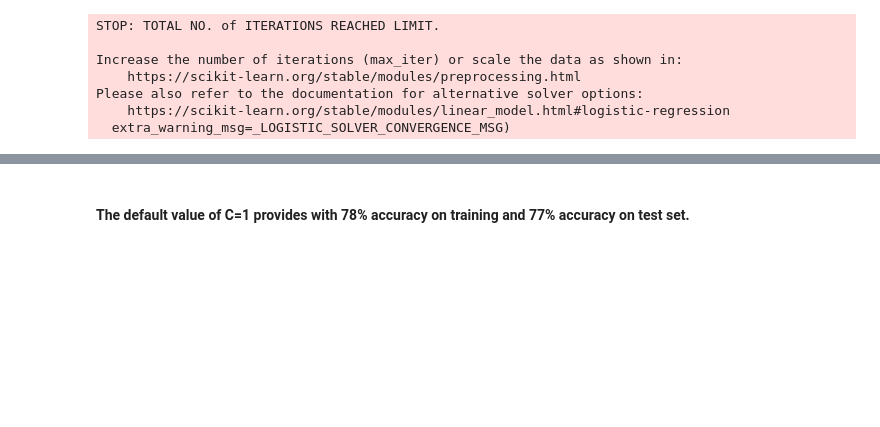
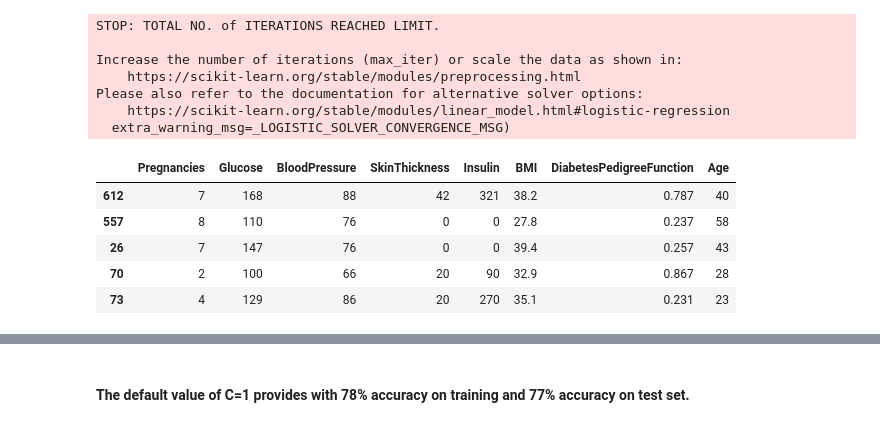
Before and after one commit to shawry6/Diabot, a Jupyter notebook: Code/ML_diabetes.ipynb, the cells around one changed output, grey strips where cells are left out. Cells and saved outputs as stored; diff of their text form; code cells hidden in the pictures; blank space fills up the shorter version.

Commit message:
added panel and refined variables within ML_diabetes.ipynb

```diff
--- a/Code/ML_diabetes.ipynb
+++ b/Code/ML_diabetes.ipynb
@@ -136,3 +141,12 @@ Increase the number of iterations (max_iter) or scale the data as shown in:
 Please also refer to the documentation for alternative solver options:
     https://scikit-learn.org/stable/modules/linear_model.html#logistic-regression
   extra_warning_msg=_LOGISTIC_SOLVER_CONVERGENCE_MSG)
+# %%
+X_train.head()
+# %% [output]
+|  | Pregnancies | Glucose | BloodPressure | SkinThickness | Insulin | BMI | DiabetesPedigreeFunction | Age |
+| 612 | 7 | 168 | 88 | 42 | 321 | 38.2 | 0.787 | 40 |
+| 557 | 8 | 110 | 76 | 0 | 0 | 27.8 | 0.237 | 58 |
+| 26 | 7 | 147 | 76 | 0 | 0 | 39.4 | 0.257 | 43 |
+| 70 | 2 | 100 | 66 | 20 | 90 | 32.9 | 0.867 | 28 |
+| 73 | 4 | 129 | 86 | 20 | 270 | 35.1 | 0.231 | 23 |
```
Also changed, not shown: parts of 31 cells of this notebook.
